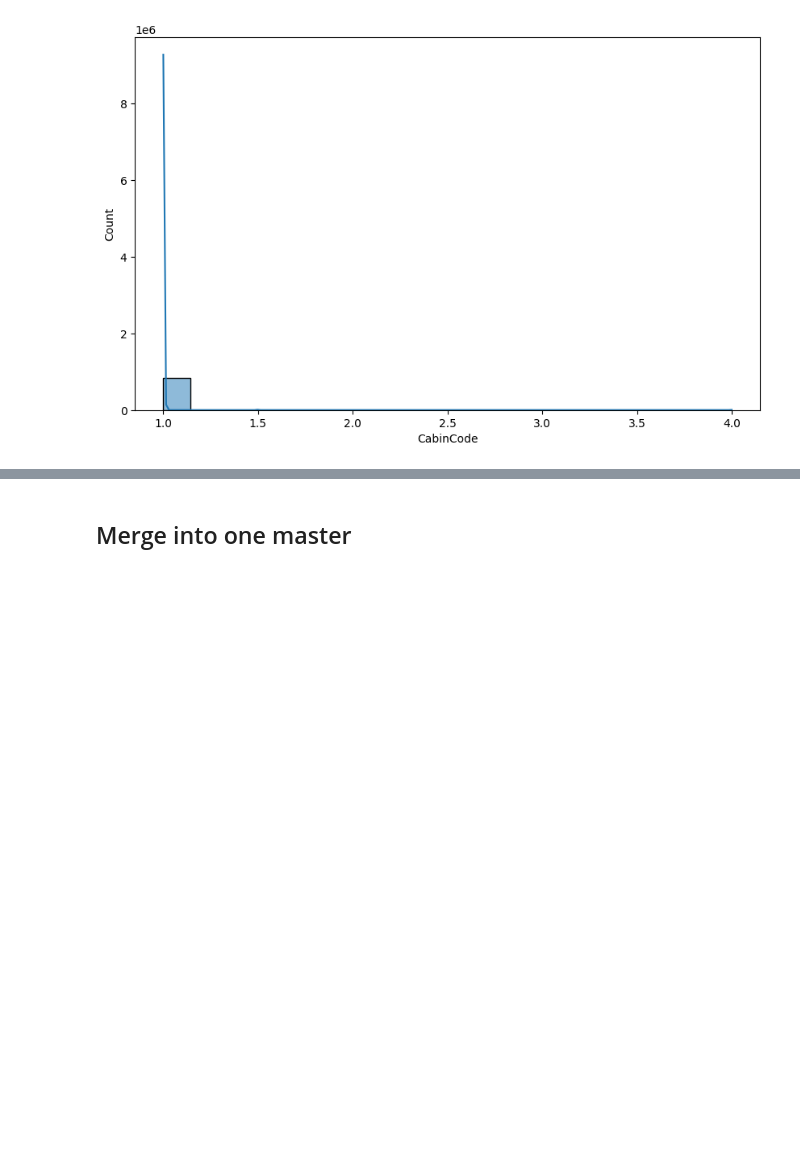
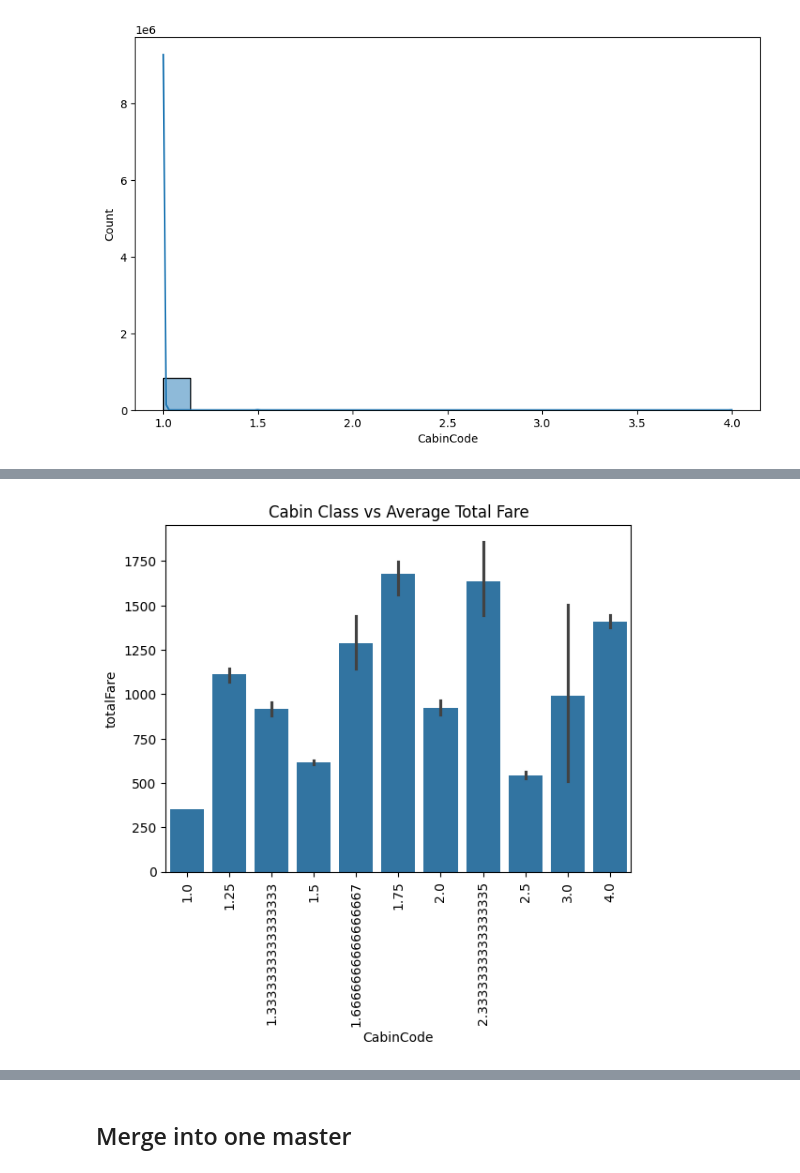
Before and after one commit to raym2828/adv_mla_at3_experimentation, a Jupyter notebook: notebooks/1_tsui_raymond_10701389_Load-Model.ipynb, the cells around one changed output, grey strips where cells are left out. Saved outputs shown, nothing was run; the diff lists cells and outputs as text; code cells hidden in the pictures; blank space fills up the shorter version.

```diff
--- a/notebooks/1_tsui_raymond_10701389_Load-Model.ipynb
+++ b/notebooks/1_tsui_raymond_10701389_Load-Model.ipynb
@@ -172,6 +177,34 @@ def process_segments_CabinClass(df):
     df["CabinCode"] = df["CabinCode"].apply(lambda x: [cabin_class_encoding.get(i, 0) for i in x])
 
     # get the average of the cabin class
-    df["CabinCode"] = df["CabinCode"].apply(lambda x: np.mean(x))
+    df["CabinCode"] = df["CabinCode"].apply(lambda x: np.mean(x) if isinstance(x, list) else x)
 
     return df
+
+# Airline Name Processing
+
+# Airline Encoding
+# 1: Ultra Low Cost, 2: Budget, 3: Regional, 4: Full Service
+airline_type_encoding = {
+    'JetBlue Airways': 2,
+    'Sun Country Airlines': 2,
+    'United': 4,
+    'Delta': 4,
+    'Key Lime Air': 3,
+    'Boutique Air': 3,
+    'Contour Airlines': 3,
+    'Spirit Airlines': 1,
+    'American Airlines': 4,
+    'Alaska Airlines': 4,
+    'Southern Airways Express': 3,
+    'Frontier Airlines': 1,
+    'Hawaiian Airlines': 4,
+    'Cape Air': 3
+}
+
+# Airline Category Mapping
+def process_segments_AirlineNameScore(df):
+    df["AirlineName"] = df["segmentsAirlineName"].str.split("\\|\\|")
+    df["AirlineNameScore"] = df["AirlineName"].apply(lambda x: [airline_type_encoding.get(i, 0) for i in x])
+    df["AirlineNameScore_max"]= df["AirlineNameScore"].apply(lambda x: np.max(x) if isinstance(x, list) else x)
+    return df
@@ -312,3 +425,13 @@ plt.show()
 # %%
 # Top desitations out of ATL
 top_destinations = df_segments['destinationAirport'].value_counts()
+# %%
+# generate plot of cabin class vs average totalfare
+sns.barplot(data=df_segments, x='CabinCode', y='totalFare')
+plt.title('Cabin Class vs Average Total Fare')
+plt.xticks(rotation=90)
+# Limit the number of decimal points on the y-axis to 2
+# plt.gca().xaxis.set_major_formatter(FormatStrFormatter('%.2f'))
+plt.show()
+# %% [output]
+[figure, added]
```
Also changed, not shown: parts of 9 cells of this notebook, 2 other files.
